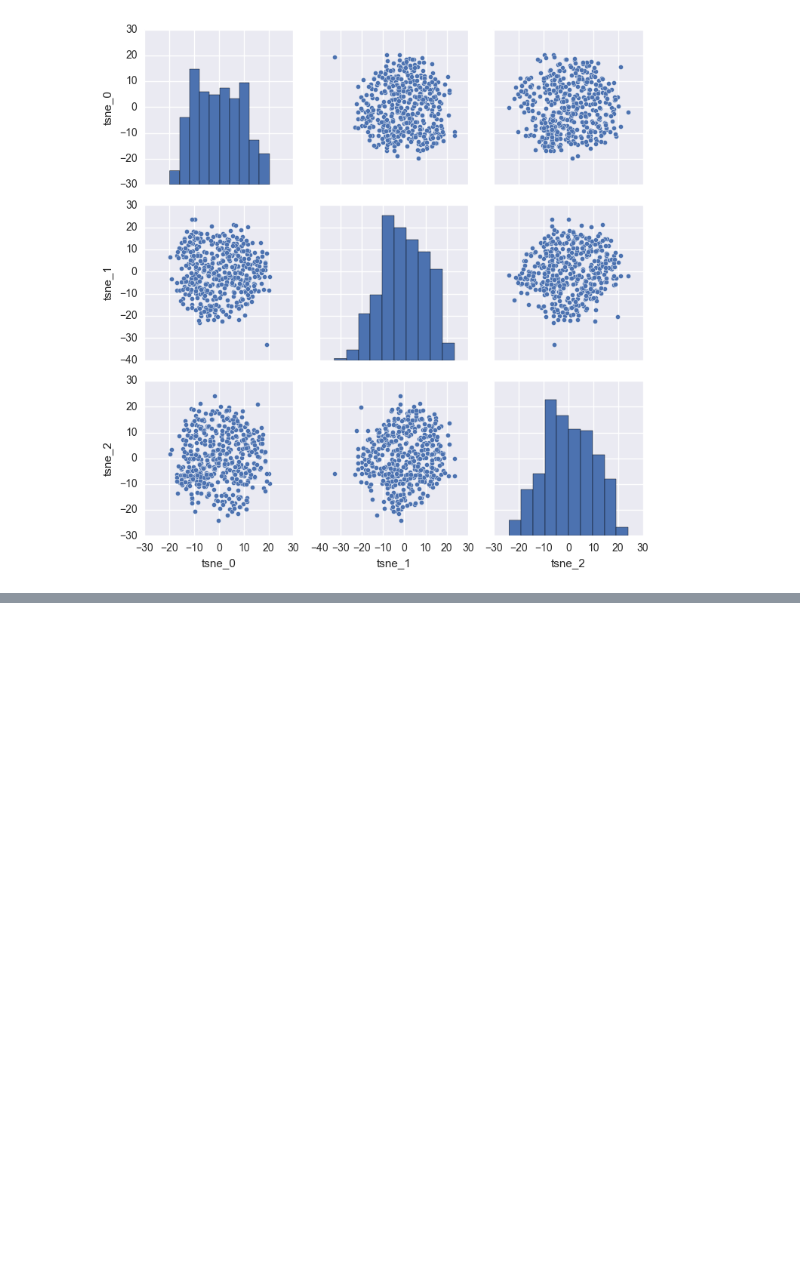
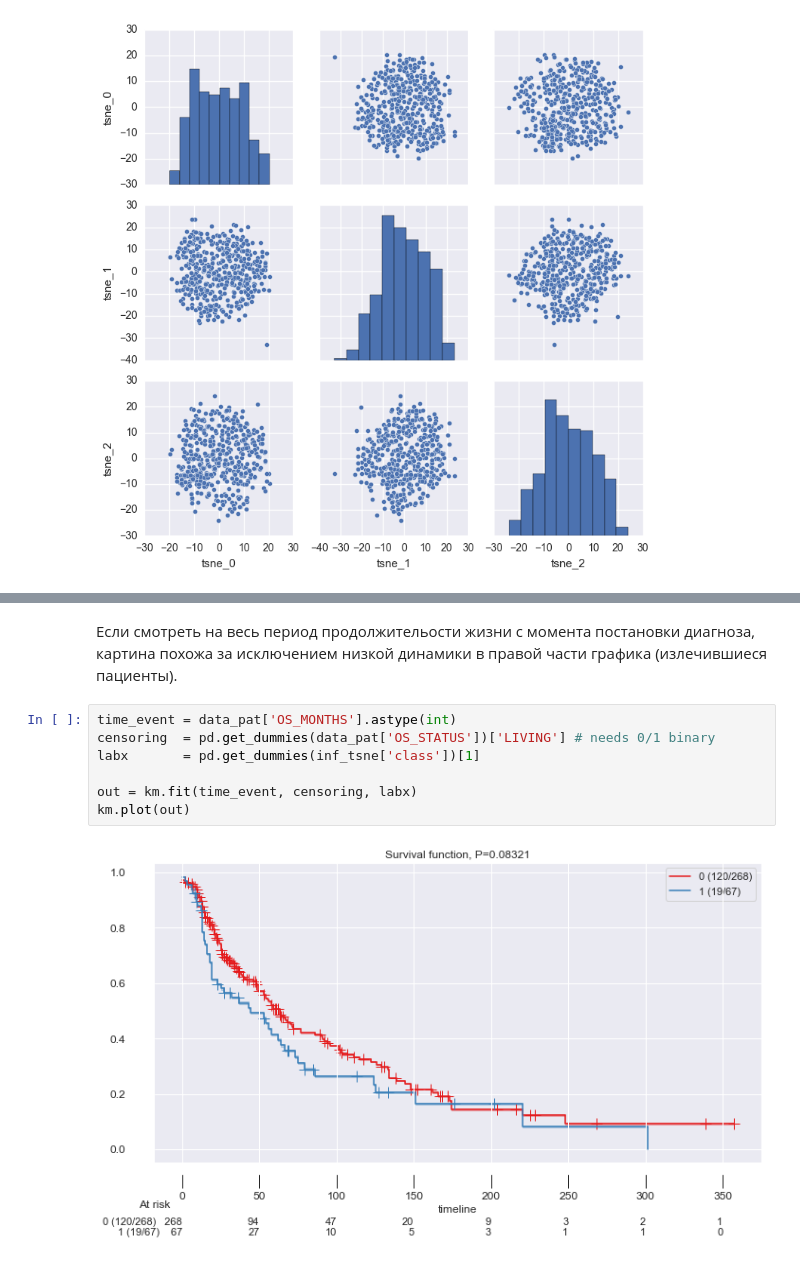
Before and after one commit to KozlovaES/BG_TestCase, a Jupyter notebook: Kozlova_test5.ipynb, the cells around one changed output, grey strips where cells are left out. Saved outputs shown, nothing was run; the diff lists cells and outputs as text; blank space fills up the shorter version.

```diff
--- a/Kozlova_test5.ipynb
+++ b/Kozlova_test5.ipynb
@@ -459,0 +455,11 @@ class 3: odds ratio = 0.680, pvalue = 0.148
+# %% [markdown]
+Если смотреть на весь период продолжительости жизни с момента постановки диагноза, картина похожа за исключением низкой динамики в правой части графика (излечившиеся пациенты).
+# %%
+time_event = data_pat['OS_MONTHS'].astype(int)
+censoring  = pd.get_dummies(data_pat['OS_STATUS'])['LIVING'] # needs 0/1 binary
+labx       = pd.get_dummies(inf_tsne['class'])[1]
+
+out = km.fit(time_event, censoring, labx)
+km.plot(out)
+# %% [output]
+[figure, added]
```
Also changed, not shown: parts of 84 cells of this notebook.
